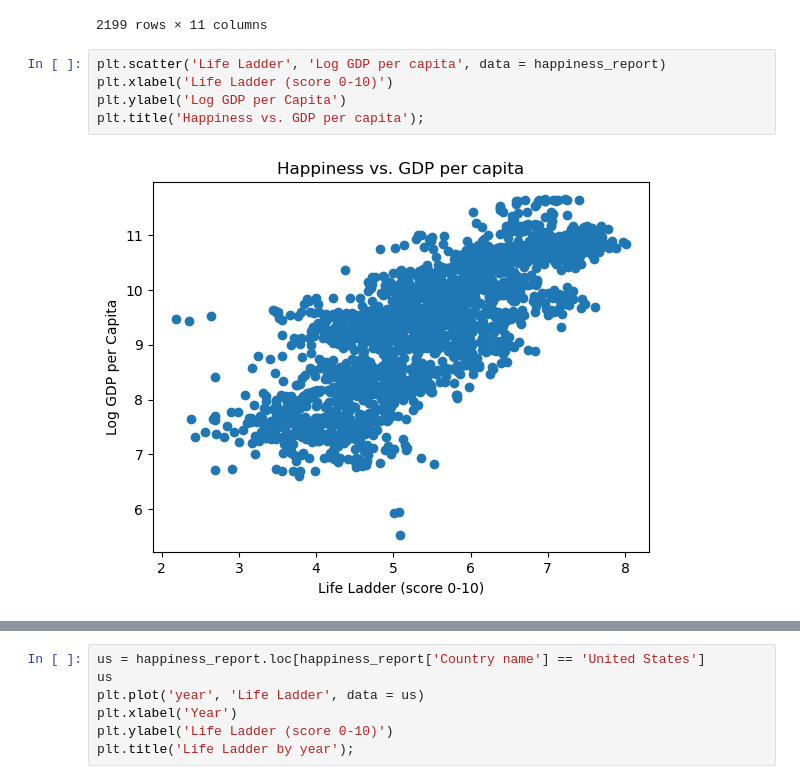
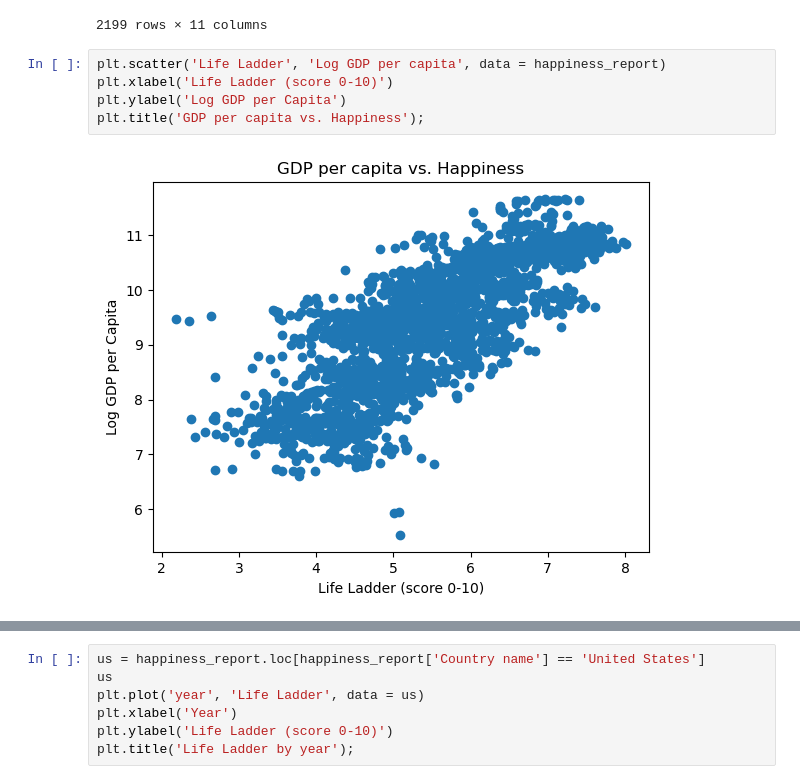
Before and after one commit to taylorfisher1012/world_happiness_trends, a Jupyter notebook: notebooks/happiness_report.ipynb, the cells around one changed output, grey strips where cells are left out. Saved outputs shown, nothing was run; the diff lists cells and outputs as text.

```diff
--- a/notebooks/happiness_report.ipynb
+++ b/notebooks/happiness_report.ipynb
@@ -41,10 +41,10 @@ happiness_report
 # %%
 plt.scatter('Life Ladder', 'Log GDP per capita', data = happiness_report)
 plt.xlabel('Life Ladder (score 0-10)')
 plt.ylabel('Log GDP per Capita')
-plt.title('Happiness vs. GDP per capita');
+plt.title('GDP per capita vs. Happiness');
 # %% [output]
-[figure, old version]
+[figure, new version]
 # %%
 plt.scatter('Life Ladder', 'Healthy life expectancy at birth', data = happiness_report)
 plt.xlabel('Life Ladder (score 0-10)')
```
Also changed, not shown: parts of 6 cells of this notebook, 1 other file.
